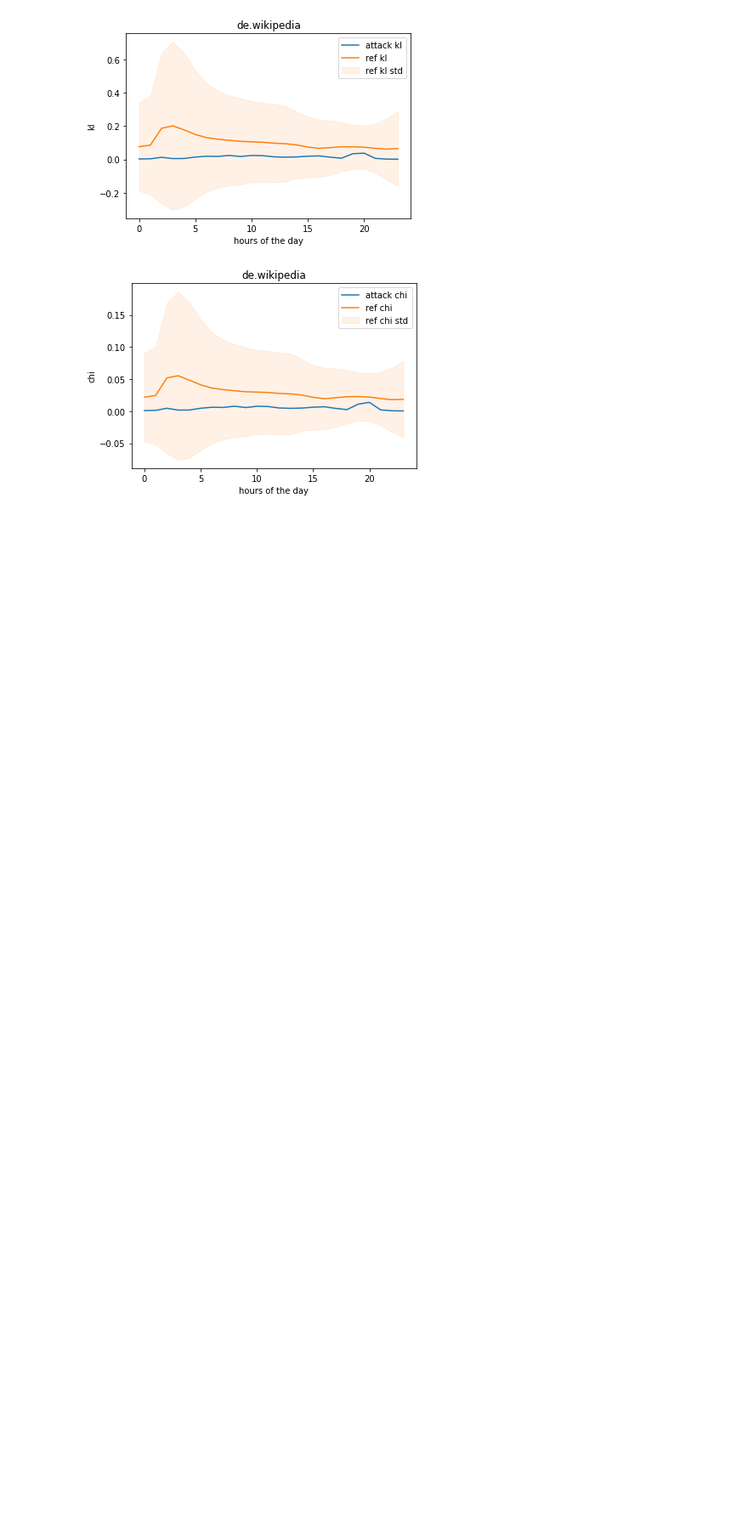
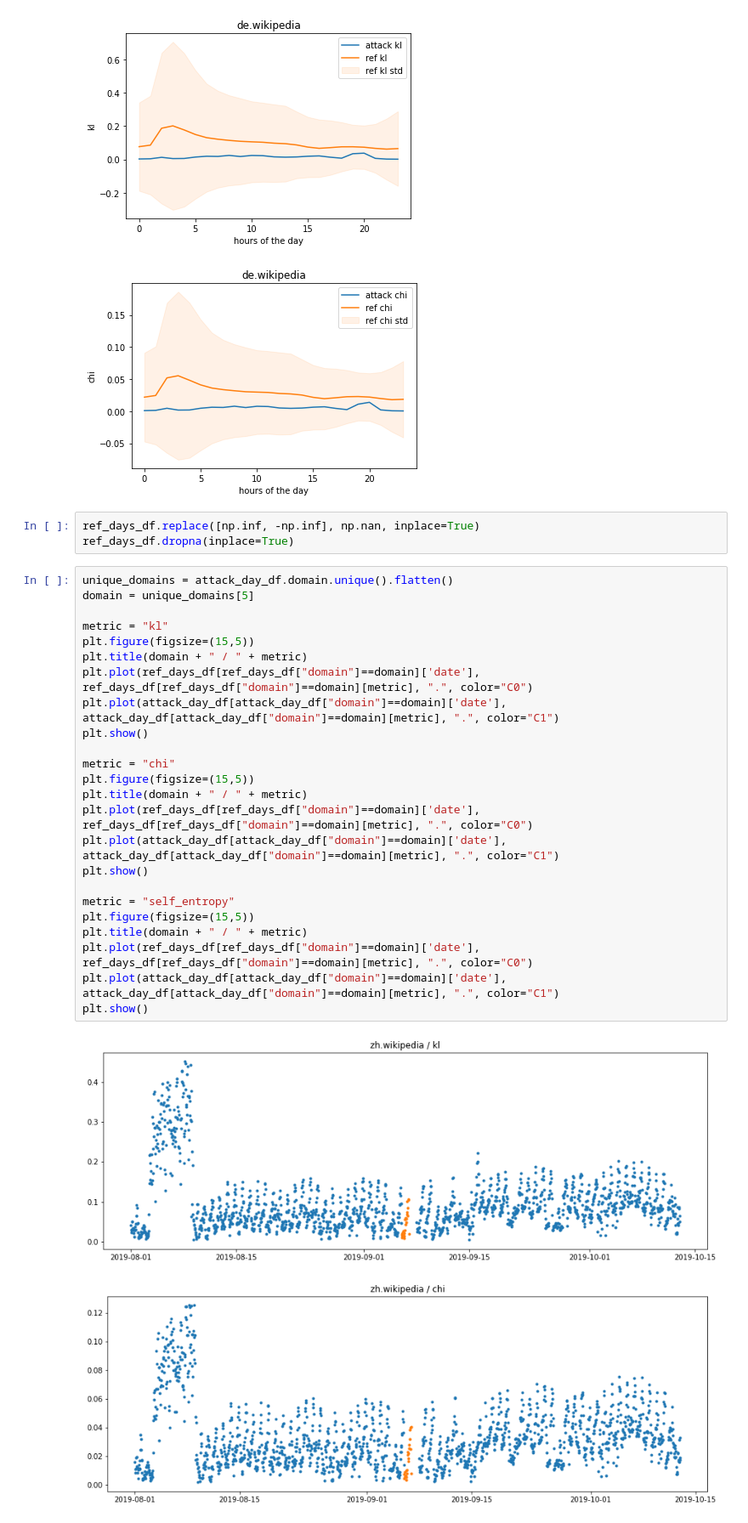
Before and after one commit to charelF/LSDEW4, a Jupyter notebook: exploration/charel/bucket_maker.ipynb, the cells around one changed output. Shown at 85% size. Drawn from its saved outputs; the diff is of its cells as text; blank space fills up the shorter version.

Commit message:
added a different plot to bucket maker

```diff
--- a/exploration/charel/bucket_maker.ipynb
+++ b/exploration/charel/bucket_maker.ipynb
@@ -290,3 +290,33 @@ plt.show()
 # %% [output]
 [figure]
 [figure]
+# %%
+ref_days_df.replace([np.inf, -np.inf], np.nan, inplace=True)
+ref_days_df.dropna(inplace=True)
+# %%
+unique_domains = attack_day_df.domain.unique().flatten()
+domain = unique_domains[5]
+
+metric = "kl"
+plt.figure(figsize=(15,5))
+plt.title(domain + " / " + metric)
+plt.plot(ref_days_df[ref_days_df["domain"]==domain]['date'], ref_days_df[ref_days_df["domain"]==domain][metric], ".", color="C0")
+plt.plot(attack_day_df[attack_day_df["domain"]==domain]['date'], attack_day_df[attack_day_df["domain"]==domain][metric], ".", color="C1")
+plt.show()
+
+metric = "chi"
+plt.figure(figsize=(15,5))
+plt.title(domain + " / " + metric)
+plt.plot(ref_days_df[ref_days_df["domain"]==domain]['date'], ref_days_df[ref_days_df["domain"]==domain][metric], ".", color="C0")
+plt.plot(attack_day_df[attack_day_df["domain"]==domain]['date'], attack_day_df[attack_day_df["domain"]==domain][metric], ".", color="C1")
+plt.show()
+
+metric = "self_entropy"
+plt.figure(figsize=(15,5))
+plt.title(domain + " / " + metric)
+plt.plot(ref_days_df[ref_days_df["domain"]==domain]['date'], ref_days_df[ref_days_df["domain"]==domain][metric], ".", color="C0")
+plt.plot(attack_day_df[attack_day_df["domain"]==domain]['date'], attack_day_df[attack_day_df["domain"]==domain][metric], ".", color="C1")
+plt.show()
+# %% [output]
+[figure, added]
+[figure, added]
```
Also changed, not shown: parts of 2 cells of this notebook.
